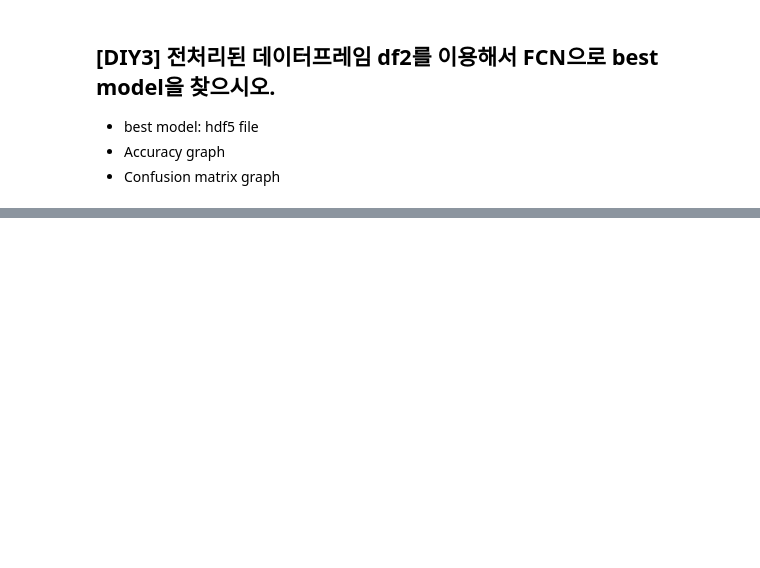
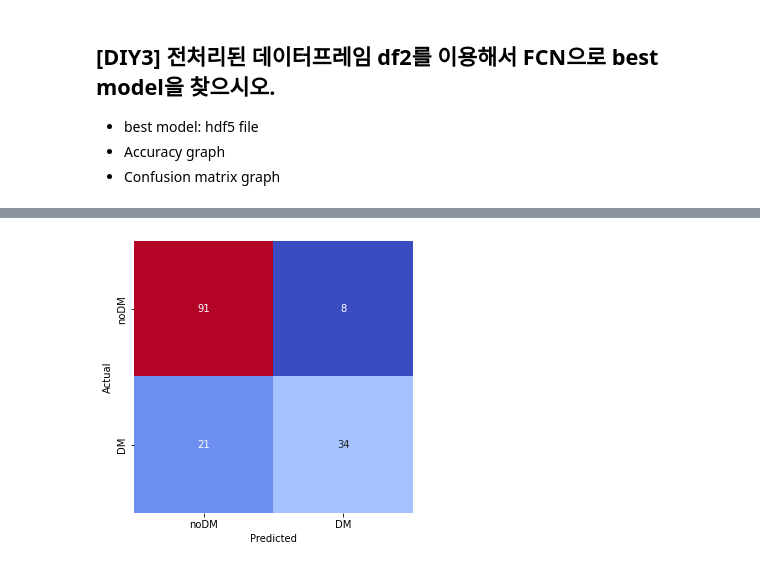
Before and after one commit to ducodbs0516/pdm18, a Jupyter notebook: py-tensorflow/DL1-FCN/proj01_diabetes_FCN_final.ipynb, the cells around one changed output, grey strips where cells are left out. Drawn from its saved outputs; the diff is of its cells as text; code cells hidden in the pictures; blank space fills up the shorter version.

```diff
--- a/py-tensorflow/DL1-FCN/proj01_diabetes_FCN_final.ipynb
+++ b/py-tensorflow/DL1-FCN/proj01_diabetes_FCN_final.ipynb
@@ -569,0 +568,17 @@ df2.head(10)
+# %%
+# Your code here
+import numpy as np
+import tensorflow as tf
+from tensorflow import keras
+import pandas as pd
+from pandas import read_csv
+import matplotlib.pyplot as plt
+
+X = np.array(df2.drop(['Outcome'], 1)) # 8개의 임상데이터
+y = np.array(df2['Outcome'])           # 'Outcome': label(정답)
+
+# set random number seed
+np.random.seed(1234)
+tf.random.set_seed(1234)
+# train_test_split
+X_train, X_test, y_train, y_test = model_selection.train_test_split(X, y, test_size = 0.2) # 80% train, 20% test
@@ -569,0 +697,3 @@ df2.head(10)
+# %%
+model_df2_best = load_model('diabetes_DL_best_weights.088-0.786.hdf5')
+model_df2_best.evaluate(X_test, y_test)
@@ -569,0 +703,4 @@ df2.head(10)
+# %%
+predictions = [int(np.round(prob)) for prob in model_df2_best.predict(X_test)]
+
+cm = confusion_matrix(y_test, predictions)
@@ -569,0 +721,11 @@ df2.head(10)
+# %%
+cm = confusion_matrix(y_test, predictions)
+class_names = ['noDM', 'DM']
+
+plt.figure(figsize=(5,5))
+sns.heatmap(cm, cbar=False, xticklabels=class_names, yticklabels=class_names, fmt='d', annot=True, cmap=plt.cm.coolwarm)
+plt.xlabel('Predicted')
+plt.ylabel('Actual')
+plt.show()
+# %% [output]
+[figure, added]
```
Also changed, not shown: parts of 18 cells of this notebook.
